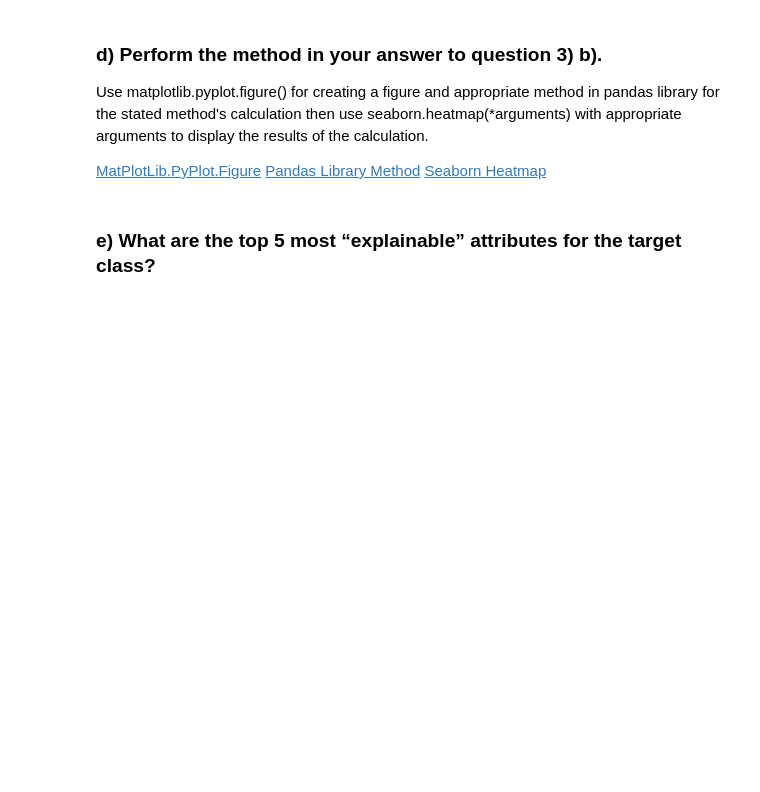
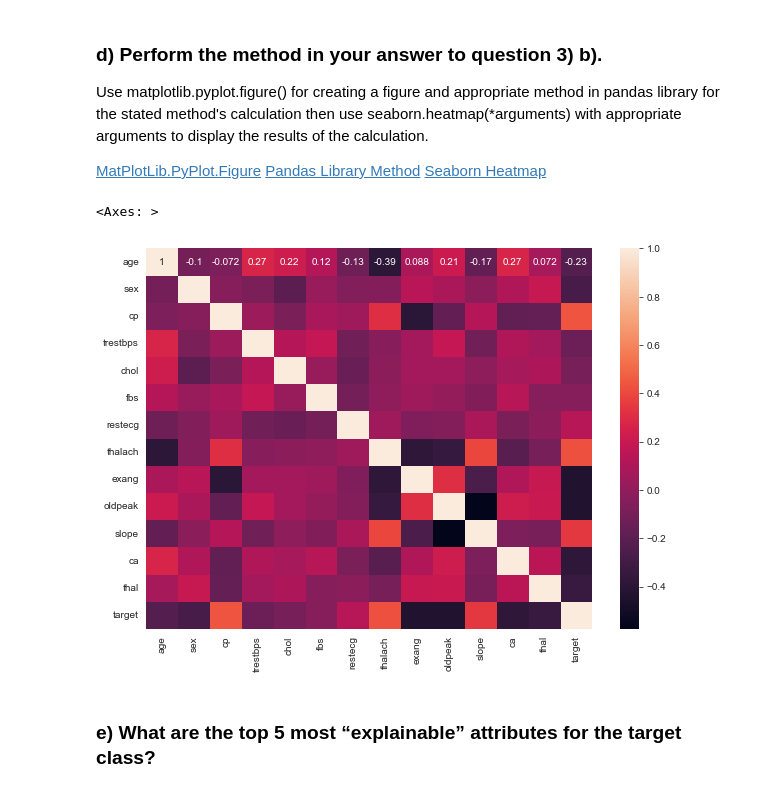
Before and after one commit to Policooo/XAI_Labs, a Jupyter notebook: XAI - Lab Exercises - Starter Code.ipynb, the cells around one changed output. Drawn from its saved outputs; the diff is of its cells as text; code cells hidden in the pictures; blank space fills up the shorter version.

```diff
--- a/XAI - Lab Exercises - Starter Code.ipynb
+++ b/XAI - Lab Exercises - Starter Code.ipynb
@@ -39,7 +41,7 @@ PATH_TO_FILE = os.path.join(PATH_TO_DIR, f'{FILE_NAME}.{FMT}')
 ### b) Find the method in ”pandas” libraries to read this file format.
 [Reference to pandas io submodule](https://pandas.pydata.org/docs/reference/io.html)
 # %%
-read_method = ()  # TODO: replace with pd.read_ method found from the pandas library
+read_method = pd.read_csv  # TODO: replace with pd.read_ method found from the pandas library
 heart_data = read_method(PATH_TO_FILE)
 # %% [markdown]
 ### c) Explain the following default arguments for the read method and how they link to the data being imported:
@@ -88,7 +139,13 @@ Use matplotlib.pyplot.figure() for creating a figure and appropriate method in p
 # %%
 # TODO: create a new figure
 # TODO: Use the method from pandas to perform the method on the data
 # TODO: Use Seaborn's Heatmap method to show the results.
+plt.figure(figsize=(10, 7))
+corr_matrix = heart_data.corr()
+sns.heatmap(corr_matrix, annot=True)
+# %% [output]
+<Axes: >
+[figure, added]
 # %% [markdown]
 ### e) What are the top 5 most “explainable” attributes for the target class?
 # %%
```
Also changed, not shown: parts of 21 cells of this notebook.
